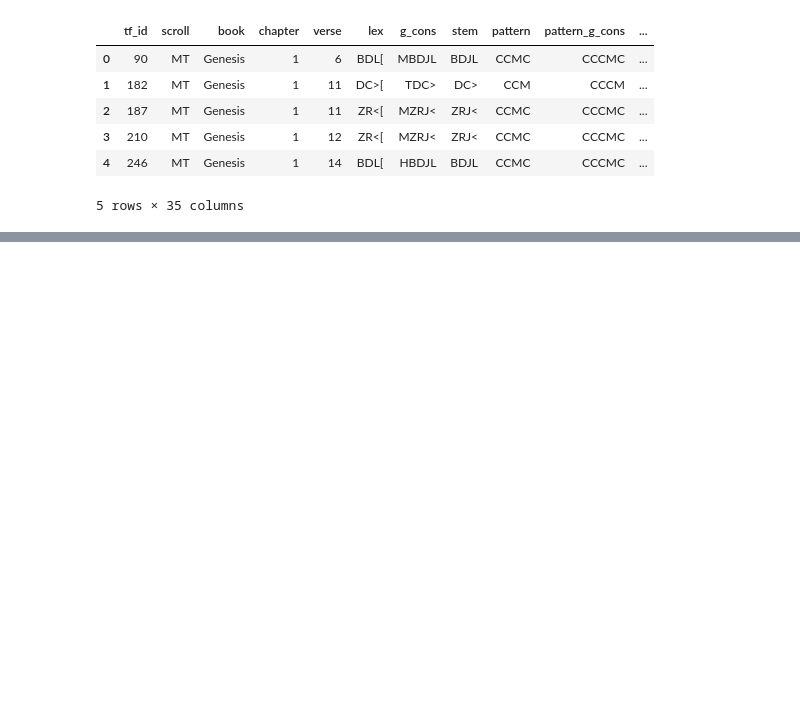
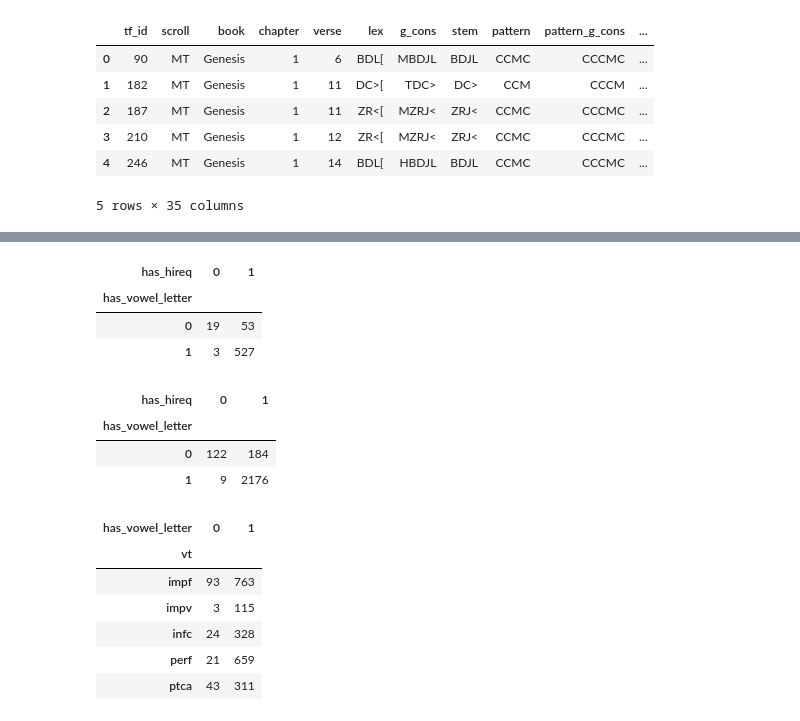
Before and after one commit to MartijnNaaijer/hebrew_spelling_variation, a Jupyter notebook: notebooks/aligning_triliteral_hiphil_to_add_hireq.ipynb, the cells around one changed output, grey strips where cells are left out. Cells and saved outputs as stored; diff of their text form; code cells hidden in the pictures; blank space fills up the shorter version.

```diff
--- a/notebooks/aligning_triliteral_hiphil.ipynb
+++ b/notebooks/aligning_triliteral_hiphil_to_add_hireq.ipynb
@@ -389,0 +473,30 @@ Isaiah
+# %%
+pd.crosstab(dat_dss_hir.has_vowel_letter, dat_dss_hir.has_hireq)
+# %% [output]
+| has_hireq | 0 | 1 |
+| has_vowel_letter |  |  |
+| 0 | 19 | 53 |
+| 1 | 3 | 527 |
+# %%
+pd.crosstab(dat_mt.has_vowel_letter, dat_mt.has_hireq)
+# %% [output]
+| has_hireq | 0 | 1 |
+| has_vowel_letter |  |  |
+| 0 | 122 | 184 |
+| 1 | 9 | 2176 |
+# %%
+mt_tsere = dat_mt[dat_mt.has_hireq == 0]
+mt_hireq = dat_mt[dat_mt.has_hireq == 1]
+
+dss_tsere = dat_dss[dat_dss.has_hireq == 0]
+dss_hireq = dat_dss[dat_dss.has_hireq == 1]
+# %%
+pd.crosstab(mt_hireq.vt, mt_hireq.has_vowel_letter)
+# %% [output]
+| has_vowel_letter | 0 | 1 |
+| vt |  |  |
+| impf | 93 | 763 |
+| impv | 3 | 115 |
+| infc | 24 | 328 |
+| perf | 21 | 659 |
+| ptca | 43 | 311 |
```
Also changed, not shown: parts of 24 cells of this notebook, 7 other files.
